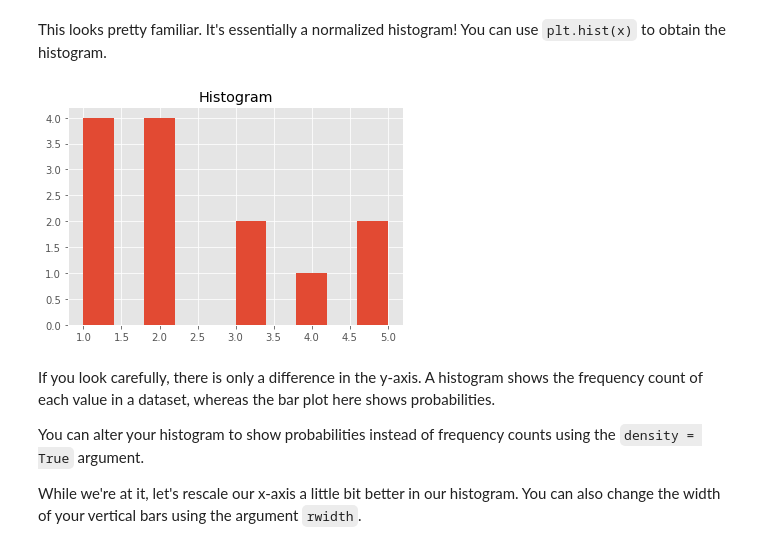
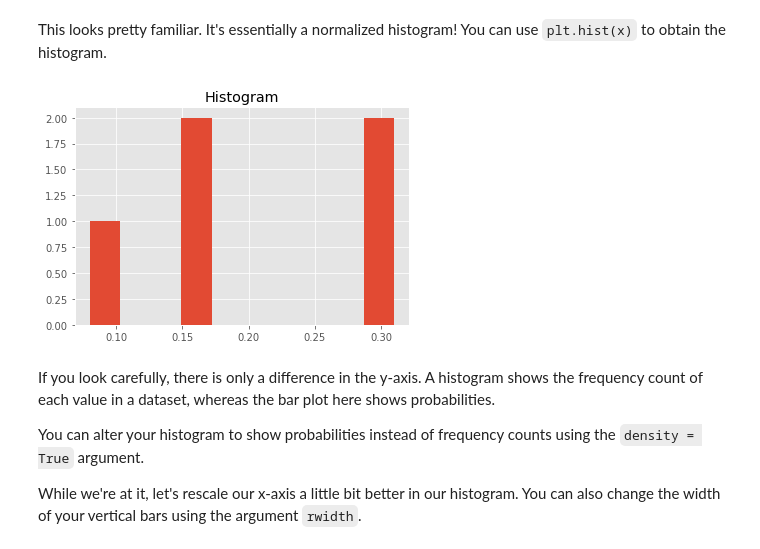
Before and after one commit to harrisonhardin/dsc-probability-mass-function-houston-ds-042219, a Jupyter notebook: index.ipynb, the cells around one changed output. Drawn from its saved outputs; the diff is of its cells as text; code cells hidden in the pictures.

```diff
--- a/index.ipynb
+++ b/index.ipynb
@@ -95,10 +95,10 @@ plt.title("A Probability Mass Function");
 # %% [markdown]
 This looks pretty familiar. It's essentially a normalized histogram! You can use `plt.hist(x)` to obtain the histogram.
 # %%
-plt.hist(p);
+plt.hist(pmf);
 plt.title('Histogram');
 # %% [output]
-[figure, old version]
+[figure, new version]
 # %% [markdown]
 If you look carefully, there is only a difference in the y-axis. A histogram shows the frequency count of each value in a dataset, whereas the bar plot here shows probabilities.
 
```
